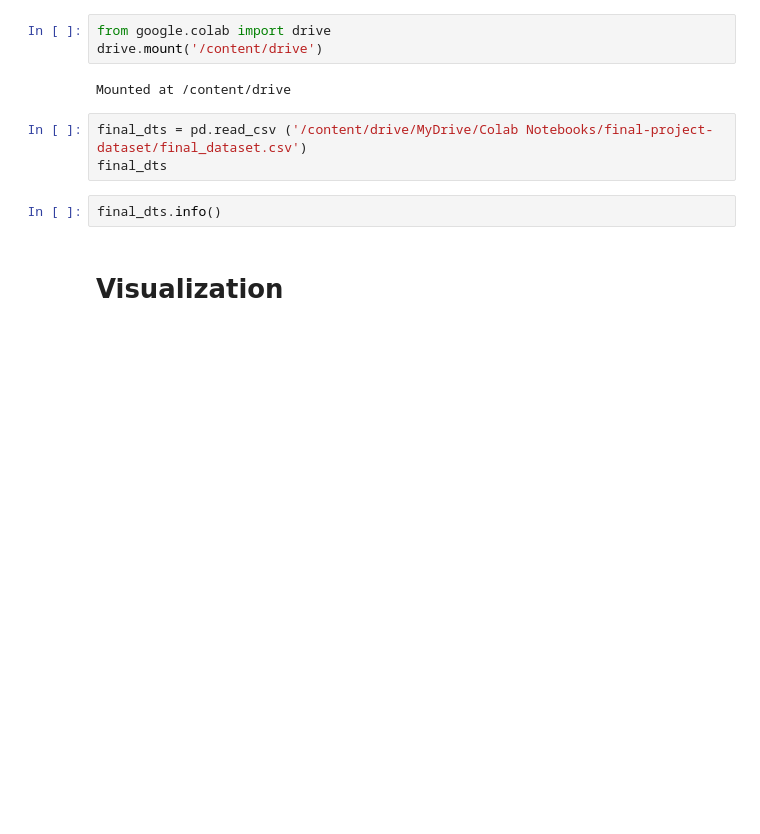
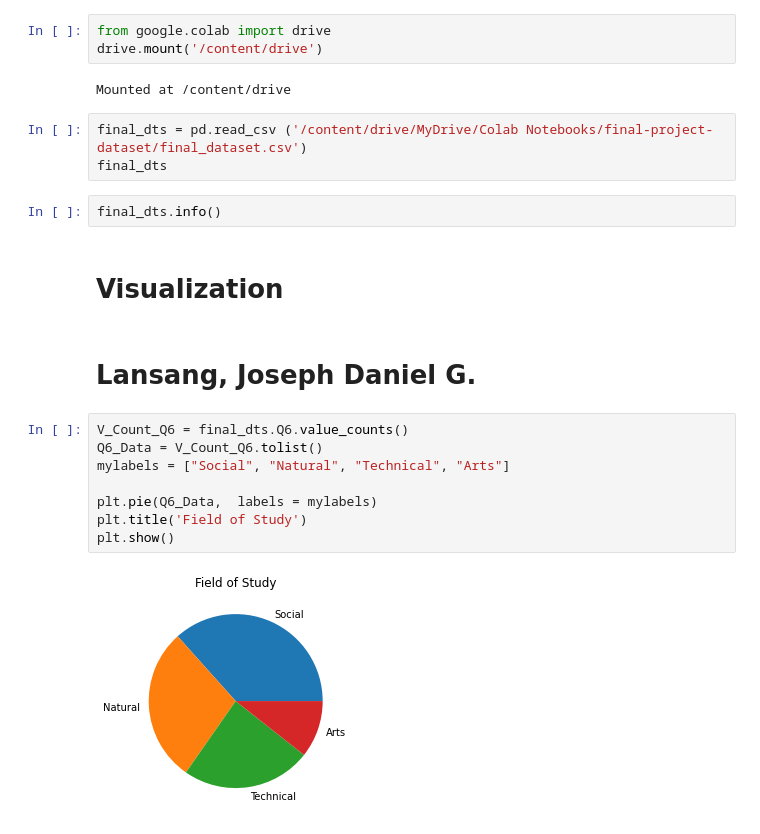
Before and after one commit to Jayres18/BAT404-Project, a Jupyter notebook: visualization.ipynb, the cells around one changed output. Cells and saved outputs as stored; diff of their text form; blank space fills up the shorter version.

```diff
--- a/visualization.ipynb
+++ b/visualization.ipynb
@@ -22,3 +22,15 @@ final_dts
 final_dts.info()
 # %% [markdown]
 # Visualization
+# %% [markdown]
+# Lansang, Joseph Daniel G.
+# %%
+V_Count_Q6 = final_dts.Q6.value_counts()
+Q6_Data = V_Count_Q6.tolist()
+mylabels = ["Social", "Natural", "Technical", "Arts"]
+
+plt.pie(Q6_Data,  labels = mylabels)
+plt.title('Field of Study')
+plt.show()
+# %% [output]
+[figure, added]
```
Also changed, not shown: parts of 12 cells of this notebook.
